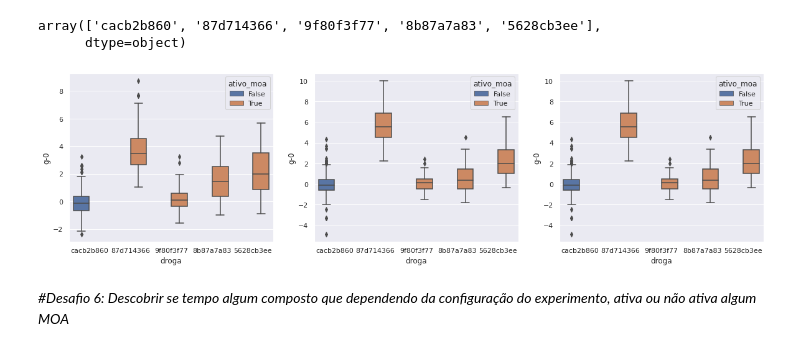
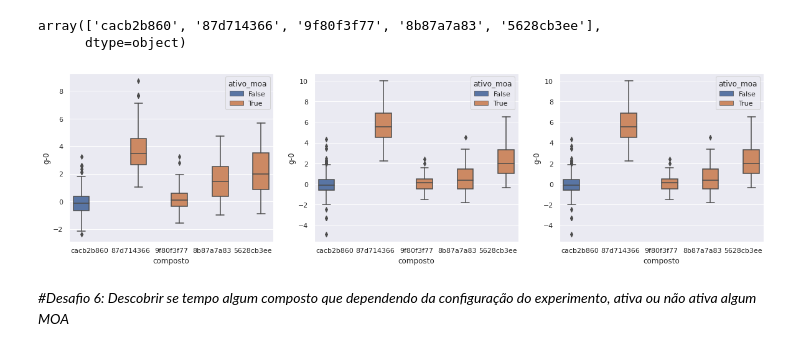
Before and after one commit to m-eicardi/Imersao_DataScience_Alura, a Jupyter notebook: imersao_dados.ipynb, the cells around one changed output. Saved outputs shown, nothing was run; the diff lists cells and outputs as text; code cells hidden in the pictures.

```diff
--- a/imersao_dados.ipynb
+++ b/imersao_dados.ipynb
@@ -1322,7 +1322,7 @@ array([[1., 0., 0.],
 # %% [markdown]
 *#Desafio 5: Fazer análise mais detalhada considerando tempo e dose, para comparar as distribuiçãoes [escolher droga e comaprar]*
 # %%
-composto_principal = dados_combinados['droga'].value_counts().index[0:5]
+composto_principal = dados_combinados['composto'].value_counts().index[0:5]
 
 np.array(composto_principal)
 # %% [output]
@@ -1331,17 +1331,17 @@ array(['cacb2b860', '87d714366', '9f80f3f77', '8b87a7a83', '5628cb3ee'],
 # %%
 fig, (ax1, ax2, ax3) = plt.subplots(1,3,figsize=(20,5))
 
-sns.boxplot(data = dados_combinados.query('droga in @composto_principal & tempo == 24'), y= 'g-0', x='droga',
+sns.boxplot(data = dados_combinados.query('composto in @composto_principal & tempo == 24'), y= 'g-0', x='composto',
             hue='ativo_moa', order=composto_principal, ax=ax1)
 
-sns.boxplot(data = dados_combinados.query('droga in @composto_principal & tempo == 48'), y= 'g-0', x='droga',
+sns.boxplot(data = dados_combinados.query('composto in @composto_principal & tempo == 48'), y= 'g-0', x='composto',
             hue='ativo_moa', order=composto_principal, ax=ax2)
 
-sns.boxplot(data = dados_combinados.query('droga in @composto_principal & tempo == 48'), y= 'g-0', x='droga',
+sns.boxplot(data = dados_combinados.query('composto in @composto_principal & tempo == 48'), y= 'g-0', x='composto',
             hue='ativo_moa', order=composto_principal, ax=ax3)
 plt.show()
 # %% [output]
-[figure, old version]
+[figure, new version]
 # %% [markdown]
 *#Desafio 6: Descobrir se tempo algum composto que dependendo da configuração do experimento, ativa ou não ativa algum MOA*
 # %% [markdown]
```
Also changed, not shown: parts of 40 cells of this notebook.
